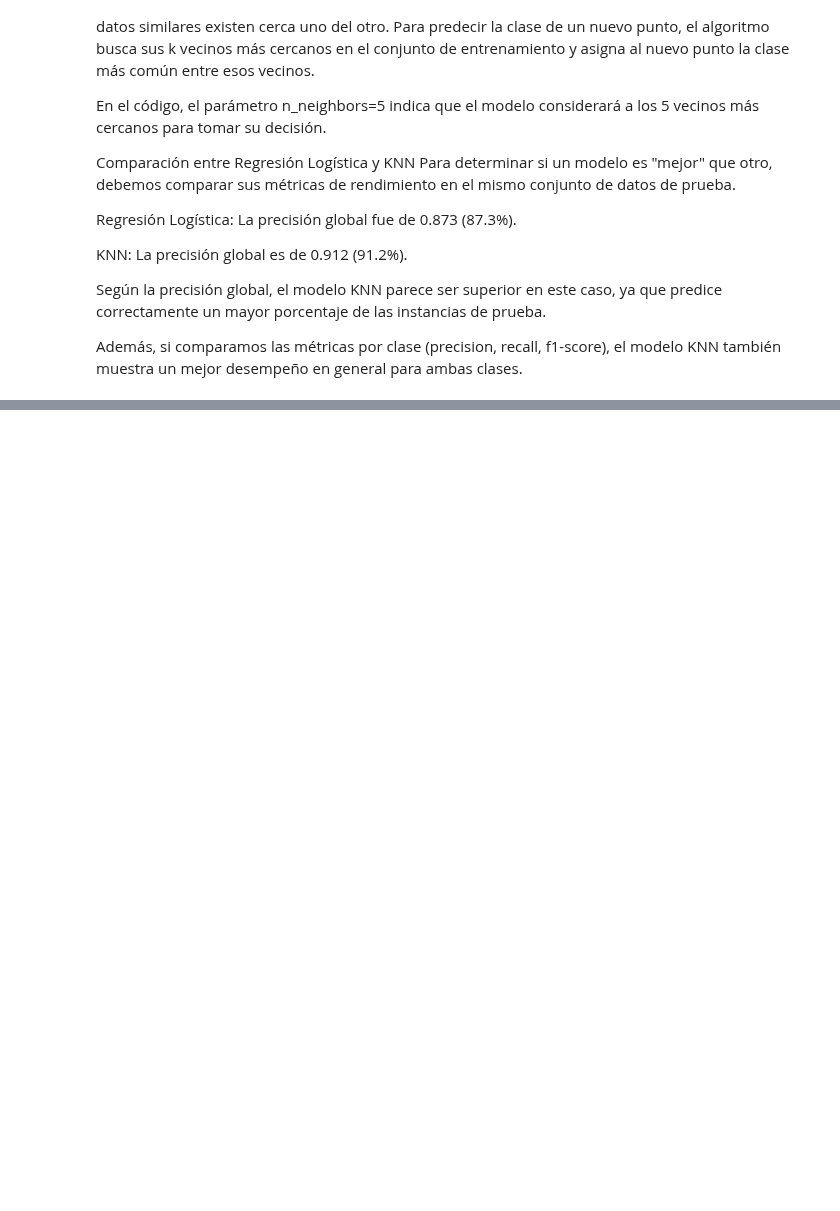
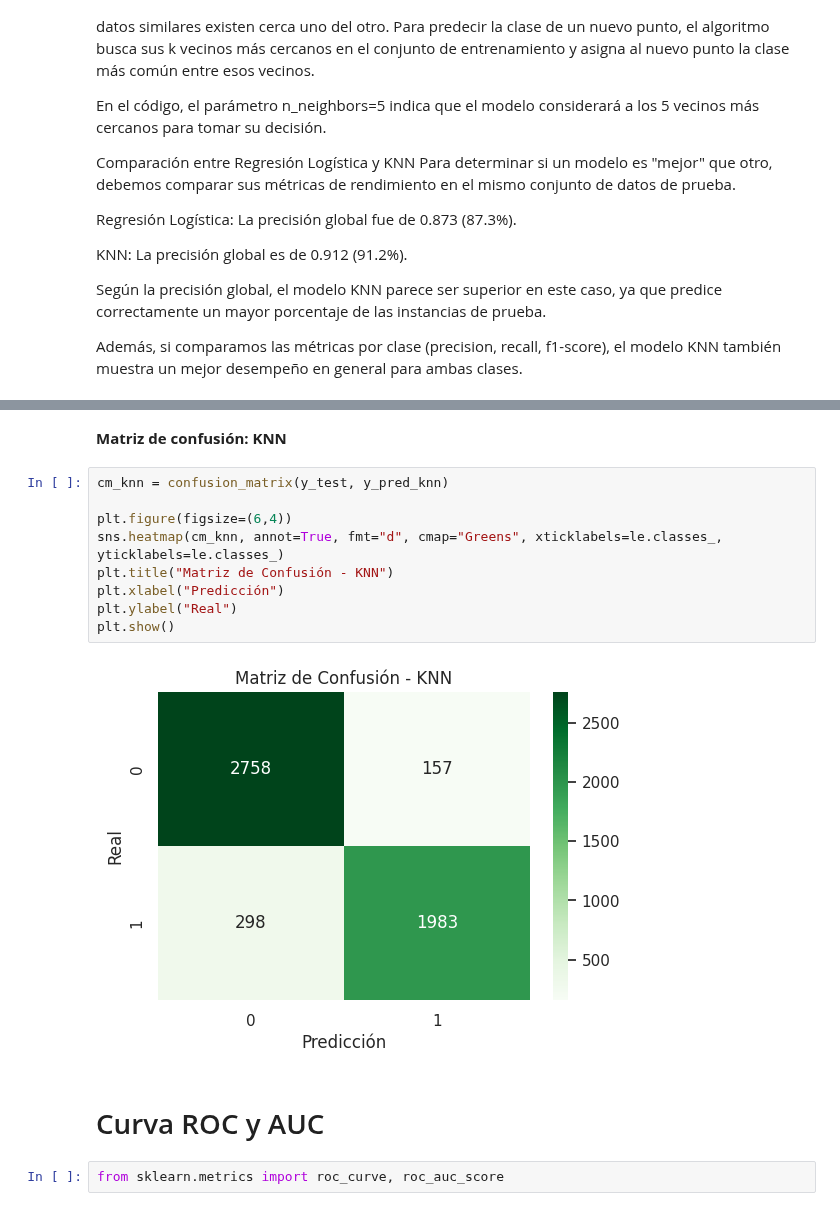
Before and after one commit to Jormao2025/Data_Science_1, a Jupyter notebook: Proyecto_Data_Science1_Satisfacción_de_Aerolíneas.ipynb, the cells around one changed output, grey strips where cells are left out. Saved outputs shown, nothing was run; the diff lists cells and outputs as text; blank space fills up the shorter version.

```diff
--- a/Proyecto_Data_Science1_Satisfacción_de_Aerolíneas.ipynb
+++ b/Proyecto_Data_Science1_Satisfacción_de_Aerolíneas.ipynb
@@ -875,0 +893,17 @@ Además, si comparamos las métricas por clase (precision, recall, f1-score), el
+# %% [markdown]
+**Matriz de confusión: KNN**
+# %%
+cm_knn = confusion_matrix(y_test, y_pred_knn)
+
+plt.figure(figsize=(6,4))
+sns.heatmap(cm_knn, annot=True, fmt="d", cmap="Greens", xticklabels=le.classes_, yticklabels=le.classes_)
+plt.title("Matriz de Confusión - KNN")
+plt.xlabel("Predicción")
+plt.ylabel("Real")
+plt.show()
+# %% [output]
+[figure, added]
+# %% [markdown]
+# Curva ROC y AUC
+# %%
+from sklearn.metrics import roc_curve, roc_auc_score
```
Also changed, not shown: parts of 12 cells of this notebook.
